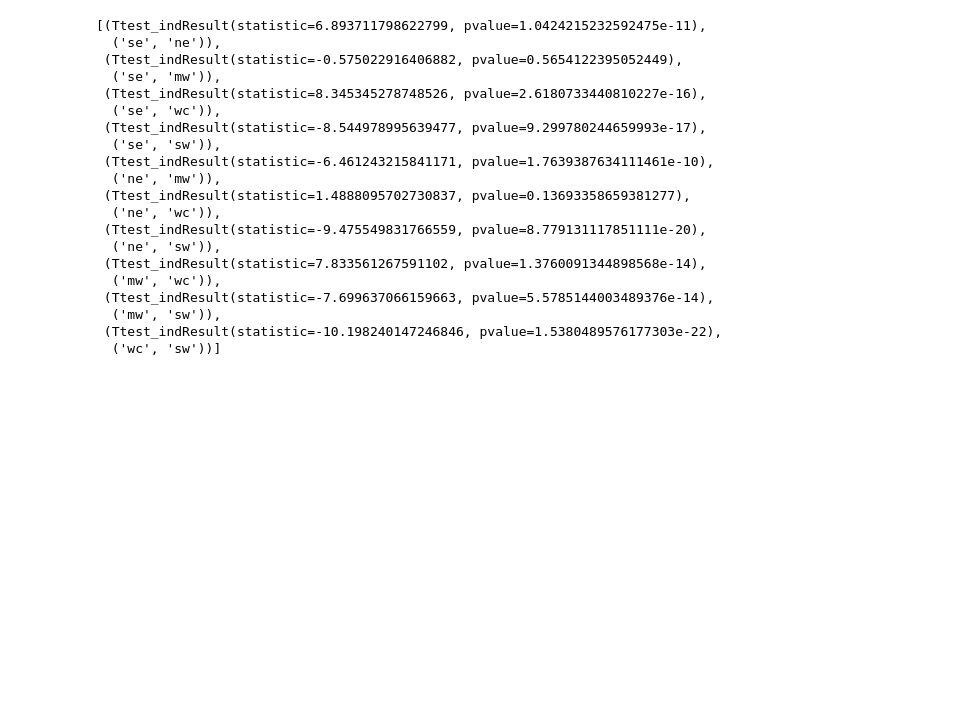
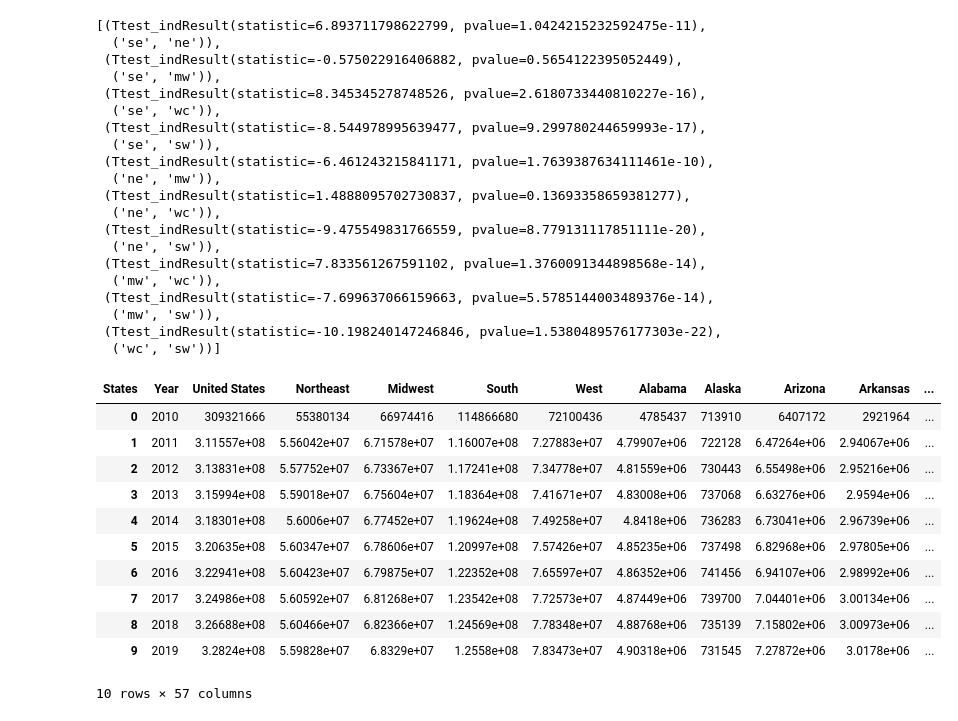
Before and after one commit to LaurentStar/MOD3_Project, a Jupyter notebook: master.ipynb, the cells around one changed output. Drawn from its saved outputs; the diff is of its cells as text; code cells hidden in the pictures; blank space fills up the shorter version.

Commit message:
Population Data

```diff
--- a/master.ipynb
+++ b/master.ipynb
@@ -143,4 +146,7 @@ with open('dataframe_pickle', 'rb') as file:
     df = pickle.load(file)
+# %%
+_ = os.path.join('data', 'nst-est2019-01.xlsx')
+population_df = pd.read_excel(_)
 # %% [markdown]
 # Explore Data
 # %%
@@ -235,3 +241,18 @@ hypothesis
   ('mw', 'sw')),
  (Ttest_indResult(statistic=-10.198240147246846, pvalue=1.5380489576177303e-22),
   ('wc', 'sw'))]
+# %%
+population_df.head(10)
+# %% [output]
+| States | Year | United States | Northeast | Midwest | South | West | Alabama | Alaska | Arizona | Arkansas | ... |
+| 0 | 2010 | 309321666 | 55380134 | 66974416 | 114866680 | 72100436 | 4785437 | 713910 | 6407172 | 2921964 | ... |
+| 1 | 2011 | 3.11557e+08 | 5.56042e+07 | 6.71578e+07 | 1.16007e+08 | 7.27883e+07 | 4.79907e+06 | 722128 | 6.47264e+06 | 2.94067e+06 | ... |
+| 2 | 2012 | 3.13831e+08 | 5.57752e+07 | 6.73367e+07 | 1.17241e+08 | 7.34778e+07 | 4.81559e+06 | 730443 | 6.55498e+06 | 2.95216e+06 | ... |
+| 3 | 2013 | 3.15994e+08 | 5.59018e+07 | 6.75604e+07 | 1.18364e+08 | 7.41671e+07 | 4.83008e+06 | 737068 | 6.63276e+06 | 2.9594e+06 | ... |
+| 4 | 2014 | 3.18301e+08 | 5.6006e+07 | 6.77452e+07 | 1.19624e+08 | 7.49258e+07 | 4.8418e+06 | 736283 | 6.73041e+06 | 2.96739e+06 | ... |
+| 5 | 2015 | 3.20635e+08 | 5.60347e+07 | 6.78606e+07 | 1.20997e+08 | 7.57426e+07 | 4.85235e+06 | 737498 | 6.82968e+06 | 2.97805e+06 | ... |
+| 6 | 2016 | 3.22941e+08 | 5.60423e+07 | 6.79875e+07 | 1.22352e+08 | 7.65597e+07 | 4.86352e+06 | 741456 | 6.94107e+06 | 2.98992e+06 | ... |
+| 7 | 2017 | 3.24986e+08 | 5.60592e+07 | 6.81268e+07 | 1.23542e+08 | 7.72573e+07 | 4.87449e+06 | 739700 | 7.04401e+06 | 3.00134e+06 | ... |
+| 8 | 2018 | 3.26688e+08 | 5.60466e+07 | 6.82366e+07 | 1.24569e+08 | 7.78348e+07 | 4.88768e+06 | 735139 | 7.15802e+06 | 3.00973e+06 | ... |
+| 9 | 2019 | 3.2824e+08 | 5.59828e+07 | 6.8329e+07 | 1.2558e+08 | 7.83473e+07 | 4.90318e+06 | 731545 | 7.27872e+06 | 3.0178e+06 | ... |
+10 rows × 57 columns
```
Also changed, not shown: parts of 3 cells of this notebook.
